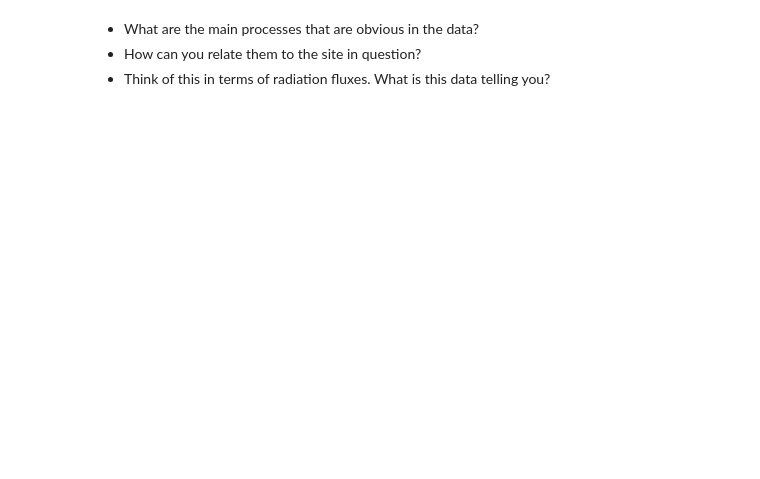
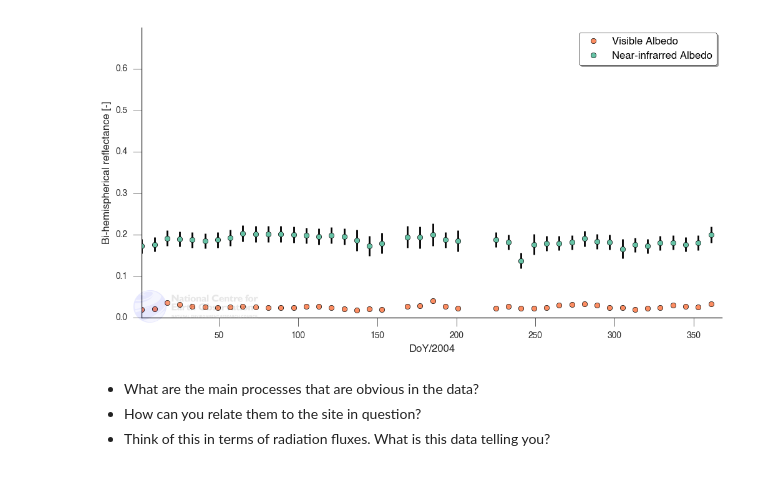
Before and after one commit to jgomezdans/two_stream, a Jupyter notebook: eoldas_tip_practical.ipynb, the cells around one changed output. Cells and saved outputs as stored; diff of their text form; code cells hidden in the pictures; blank space fills up the shorter version.

```diff
--- a/eoldas_tip_practical.ipynb
+++ b/eoldas_tip_practical.ipynb
@@ -84,3 +81,7 @@ visualise_albedos("SE-Abi", 2008)
+# %%
+visualise_albedos()
+# %% [output]
+[figure, added]
 # %% [markdown]
 <div class="question">
 <ul>
```
Also changed, not shown: parts of 11 cells of this notebook, 1 other file.
